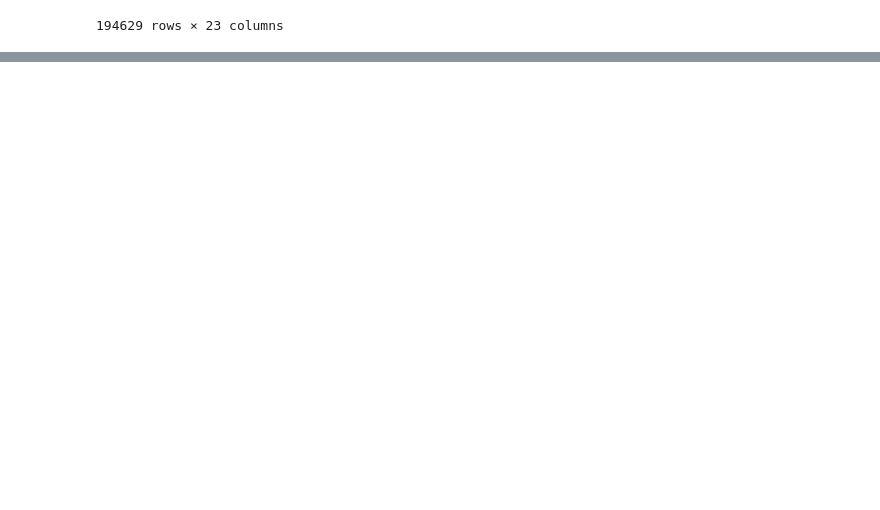
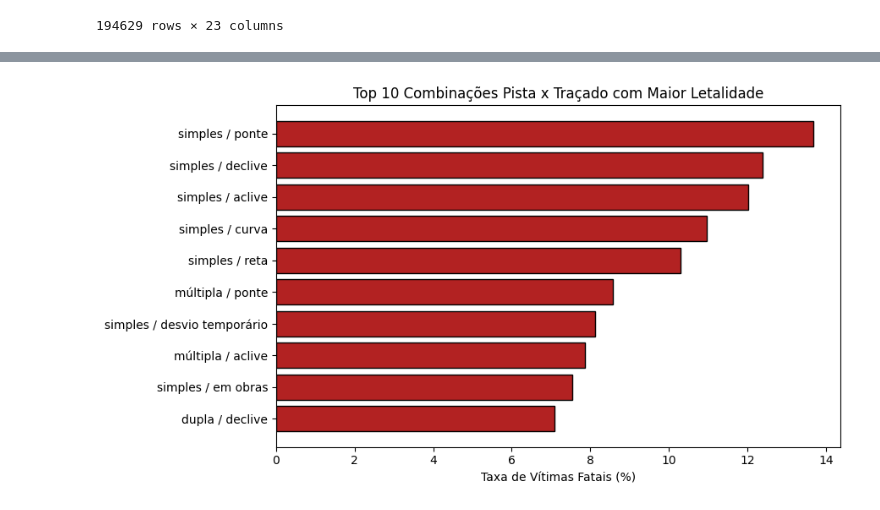
Before and after one commit to luis-fernandoh/projeto_final_ciencia_de_dados, a Jupyter notebook: TP2.ipynb, the cells around one changed output, grey strips where cells are left out. Saved outputs shown, nothing was run; the diff lists cells and outputs as text; code cells hidden in the pictures; blank space fills up the shorter version.

Commit message:
EDAs Iniciais
Implementação de técnicas de análise exploratória de dados para esclarecer duas questões diretamente associadas ao problema central

```diff
--- a/TP2.ipynb
+++ b/TP2.ipynb
@@ -163,0 +172,31 @@ df2
+# %%
+# Cópia do dataframe para não afetar df1
+q1 = df1.copy()
+
+# Decompõe os traçados compostos (ex: "curva;declive" -> duas linhas)
+q1["tracado_via"] = q1["tracado_via"].str.split(";")
+q1 = q1.explode("tracado_via")
+
+# Normaliza espaços residuais, por segurança
+q1["tipo_pista"] = q1["tipo_pista"].str.strip()
+q1["tracado_via"] = q1["tracado_via"].str.strip()
+
+# Variável binária: 1 se o acidente teve vítimas fatais, 0 caso contrário
+q1["fatal"] = (q1["classificacao_acidente"] == "com vítimas fatais").astype(int)
+
+# Calcula contagem e taxa de letalidade em um único groupby (evita reindex entre dois objetos)
+resumo = q1.groupby(["tipo_pista", "tracado_via"]).agg(
+    ocorrencias=("fatal", "size"), # Total de ocorrências (não necessariamente fatais)
+    taxa_fatal=("fatal", "mean") # Proporção de acidentes fatais
+).reset_index()
+
+resumo["taxa_fatal"] = resumo["taxa_fatal"] * 100
+
+# Filtra combinações com poucas ocorrências
+MIN_OCORRENCIAS = 30
+resumo_filtrado = resumo[resumo["ocorrencias"] >= MIN_OCORRENCIAS]
+
+# Pivota para o formato de matriz usado no heatmap
+taxa_fatal_filtrada = resumo_filtrado.pivot(index="tipo_pista", columns="tracado_via", values="taxa_fatal")
+
+taxa_fatal_filtrada
@@ -163,0 +230,15 @@ df2
+# %%
+# Visualização 2: ranking das 10 combinações mais letais
+# Ajuda a ler o heatmap acima em formato de ranking direto
+
+top10_combinacoes = taxa_fatal_filtrada.stack().sort_values(ascending=False).head(10)
+labels = [f"{pista} / {tracado}" for pista, tracado in top10_combinacoes.index]
+
+plt.figure(figsize=(9, 5))
+plt.barh(labels[::-1], top10_combinacoes.values[::-1], color="firebrick", edgecolor="black")
+plt.xlabel("Taxa de Vítimas Fatais (%)")
+plt.title("Top 10 Combinações Pista x Traçado com Maior Letalidade")
+plt.tight_layout()
+plt.show()
+# %% [output]
+[figure, added]
```
Also changed, not shown: parts of 8 cells of this notebook.
